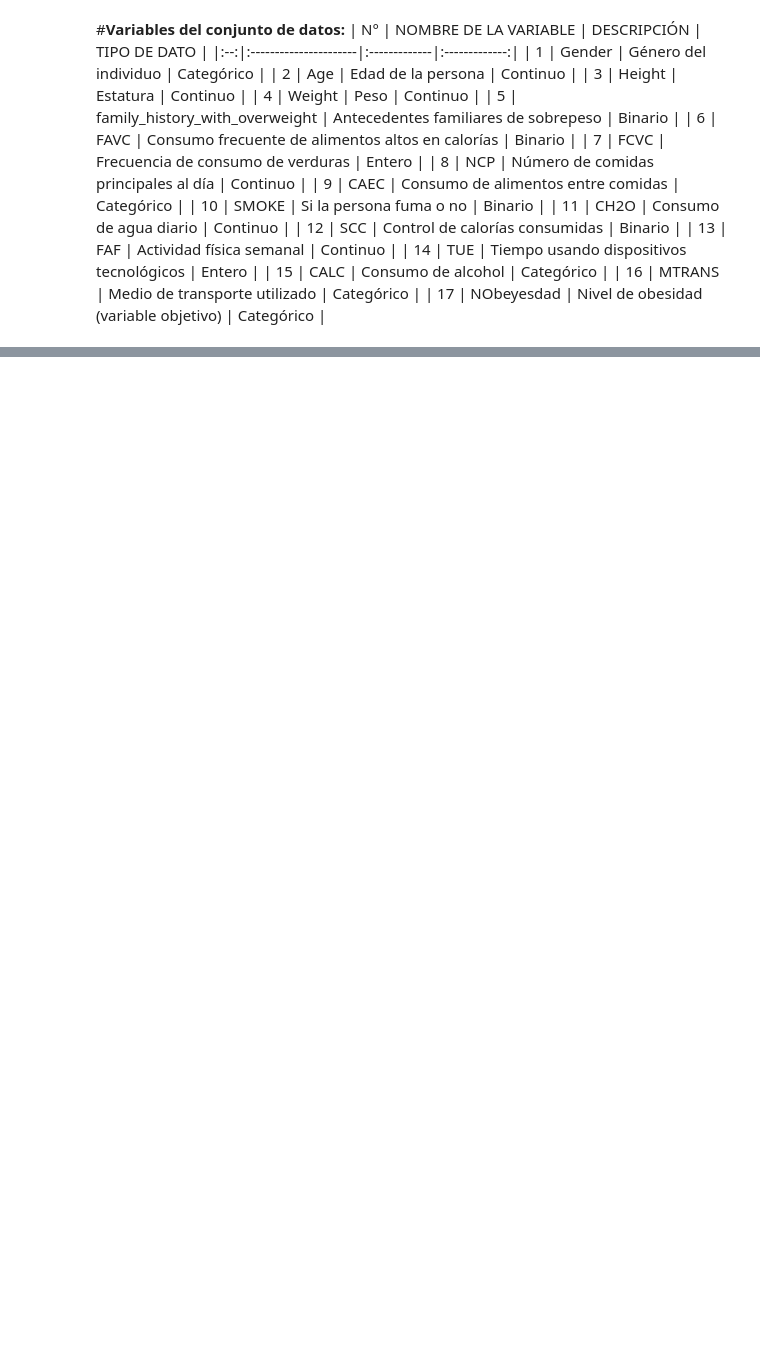
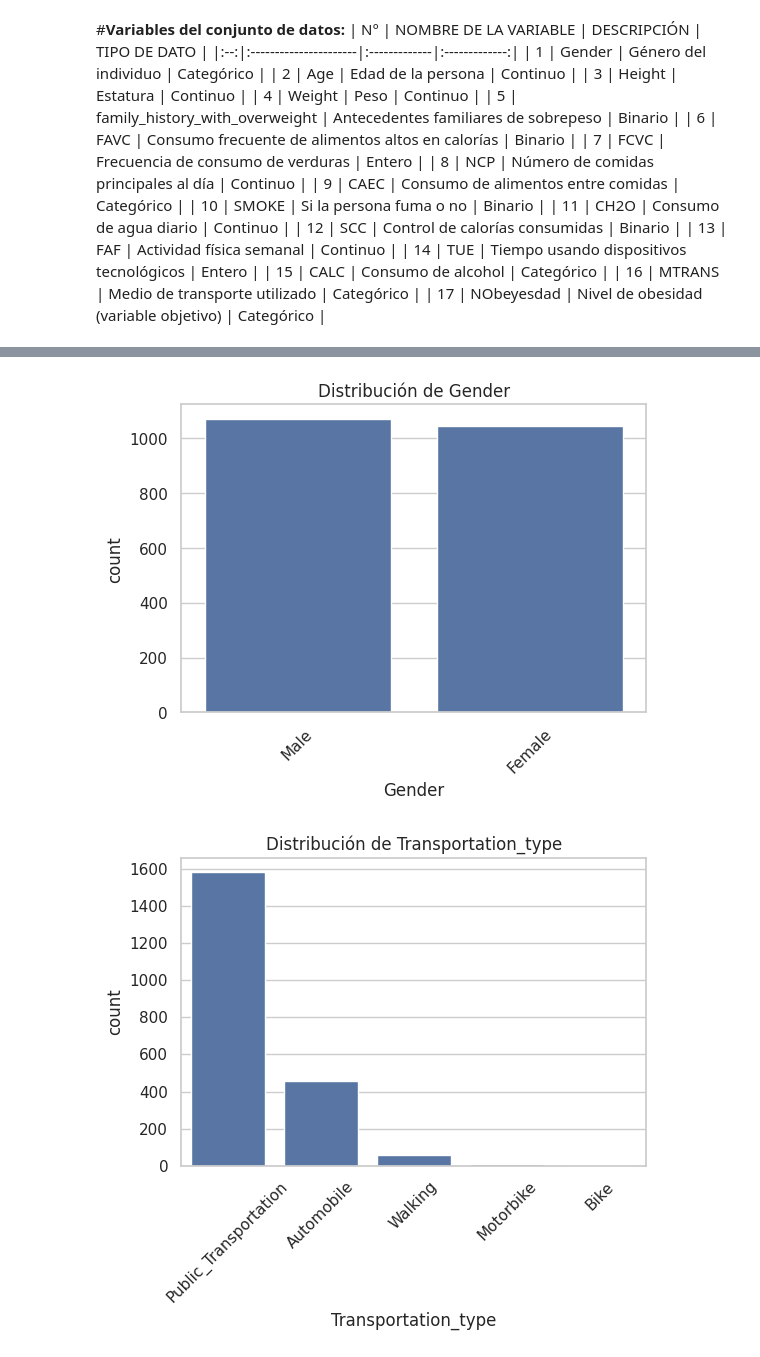
Before and after one commit to LizethMesaC/TrabajoFinalCDD, a Jupyter notebook: Trabajo_Final_CDD.ipynb, the cells around one changed output, grey strips where cells are left out. Cells and saved outputs as stored; diff of their text form; code cells hidden in the pictures; blank space fills up the shorter version.

```diff
--- a/Trabajo_Final_CDD.ipynb
+++ b/Trabajo_Final_CDD.ipynb
@@ -725,0 +333,17 @@ relaciones
+# %%
+# Variables categoricas binarias
+
+col_binarias = [
+    "Family_history_overweight",
+    "Frequent_high_caloric_food",
+    "Smoke",
+    "Calorie_Monitoring"
+]
+
+for col in col_binarias:
+    Obesidad_DataSet[col] = Obesidad_DataSet[col].map({"no": 0, "yes": 1})
+
+print("\n\n Variables Binarias luego de la conversión")
+for col in col_binarias:
+    print(f"\n{col}")
+    print(Obesidad_DataSet[col].value_counts())
@@ -725,0 +598,11 @@ relaciones
+# %%
+#Grafica de frecuencias
+for col in cat_cols:
+    plt.figure(figsize=(6,4))
+    sns.countplot(data=Obesidad_DataSet, x=col, order=Obesidad_DataSet[col].value_counts().index)
+    plt.xticks(rotation=45)
+    plt.title(f"Distribución de {col}")
+    plt.show()
+# %% [output]
+[figure, added]
+[figure, added]
```
Also changed, not shown: parts of 98 cells of this notebook.
